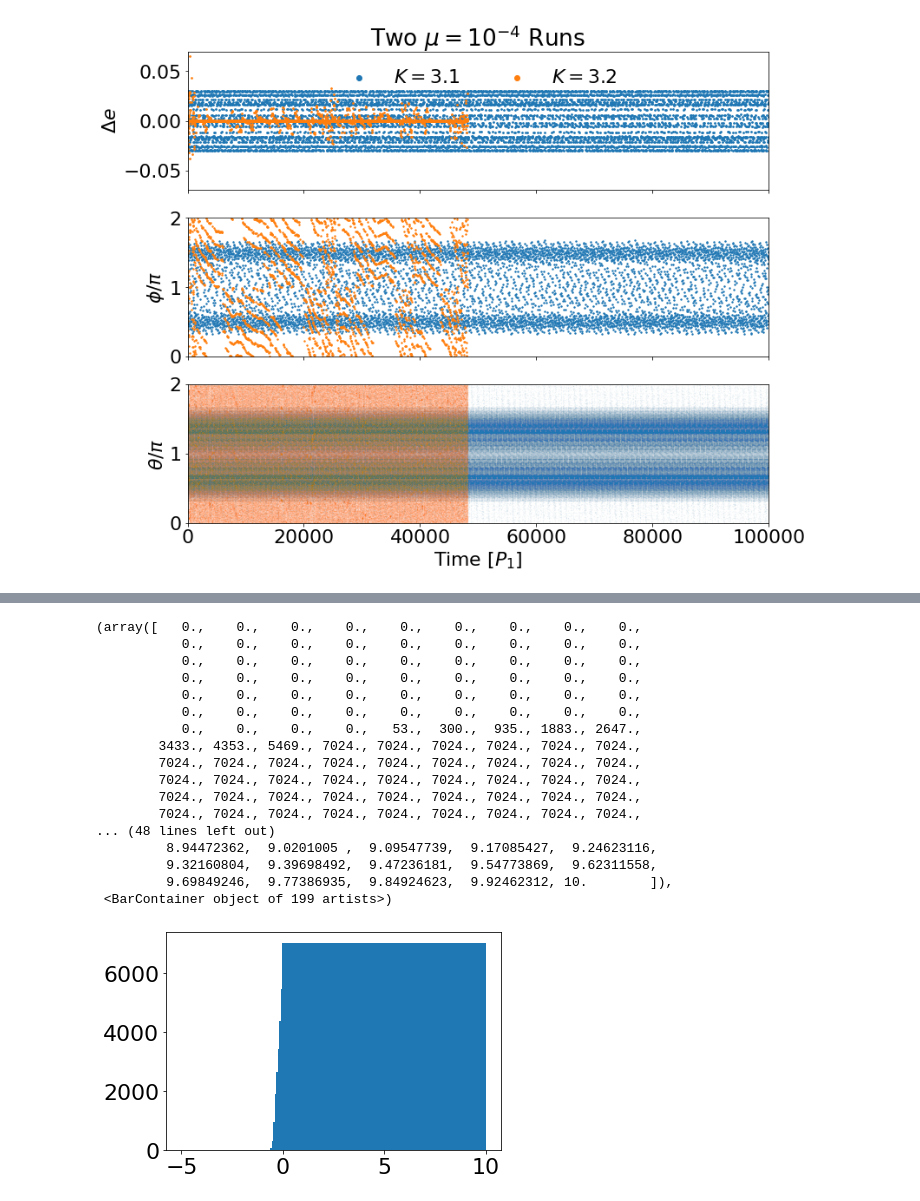
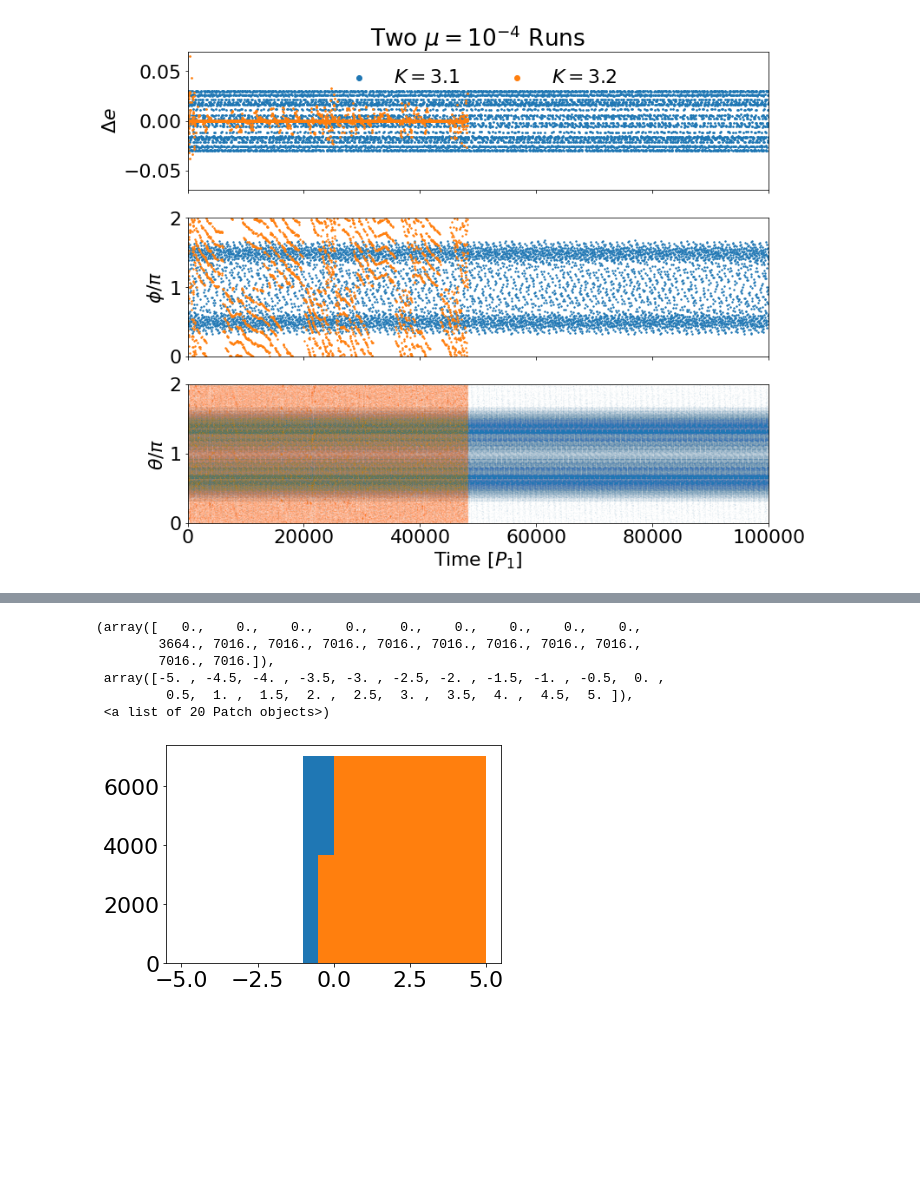
Before and after one commit to lijiaru0305/Hill-friction, a Jupyter notebook: revise-plots/resonance-plot.ipynb, the cells around one changed output, grey strips where cells are left out. Cells and saved outputs as stored; diff of their text form; code cells hidden in the pictures; blank space fills up the shorter version.

```diff
--- a/revise-plots/resonance-plot.ipynb
+++ b/revise-plots/resonance-plot.ipynb
@@ -265,24 +290,16 @@ plt.xlim([0,1e5])
 # %%
 g = 2.24
-mu = 1e-5
+mu = 1e-4
 eps = p12_data[:,1,1]-1
-plt.hist(np.log10(eta[ind_conj]),bins=np.linspace(-5,10,200),cumulative=True)
+gam = g*mu/eps**2
+eta = gam/e
+plt.hist(np.log10(e*e/eps/eps*4*eta)[ind_conj],bins=np.linspace(-5,5,21),cumulative=True)
+plt.hist(np.log10(eta)[ind_conj],bins=np.linspace(-5,5,21),cumulative=True)
 # %% [output]
 (array([   0.,    0.,    0.,    0.,    0.,    0.,    0.,    0.,    0.,
-           0.,    0.,    0.,    0.,    0.,    0.,    0.,    0.,    0.,
-           0.,    0.,    0.,    0.,    0.,    0.,    0.,    0.,    0.,
-           0.,    0.,    0.,    0.,    0.,    0.,    0.,    0.,    0.,
-           0.,    0.,    0.,    0.,    0.,    0.,    0.,    0.,    0.,
-           0.,    0.,    0.,    0.,    0.,    0.,    0.,    0.,    0.,
-           0.,    0.,    0.,    0.,   53.,  300.,  935., 1883., 2647.,
-        3433., 4353., 5469., 7024., 7024., 7024., 7024., 7024., 7024.,
-        7024., 7024., 7024., 7024., 7024., 7024., 7024., 7024., 7024.,
-        7024., 7024., 7024., 7024., 7024., 7024., 7024., 7024., 7024.,
-        7024., 7024., 7024., 7024., 7024., 7024., 7024., 7024., 7024.,
-        7024., 7024., 7024., 7024., 7024., 7024., 7024., 7024., 7024.,
-... (48 lines left out)
-         8.94472362,  9.0201005 ,  9.09547739,  9.17085427,  9.24623116,
-         9.32160804,  9.39698492,  9.47236181,  9.54773869,  9.62311558,
-         9.69849246,  9.77386935,  9.84924623,  9.92462312, 10.        ]),
- <BarContainer object of 199 artists>)
+        3664., 7016., 7016., 7016., 7016., 7016., 7016., 7016., 7016.,
+        7016., 7016.]),
+ array([-5. , -4.5, -4. , -3.5, -3. , -2.5, -2. , -1.5, -1. , -0.5,  0. ,
+         0.5,  1. ,  1.5,  2. ,  2.5,  3. ,  3.5,  4. ,  4.5,  5. ]),
+ <a list of 20 Patch objects>)
-[figure, old version]
+[figure, new version]
```
Also changed, not shown: parts of 5 cells of this notebook, 25 other files.
